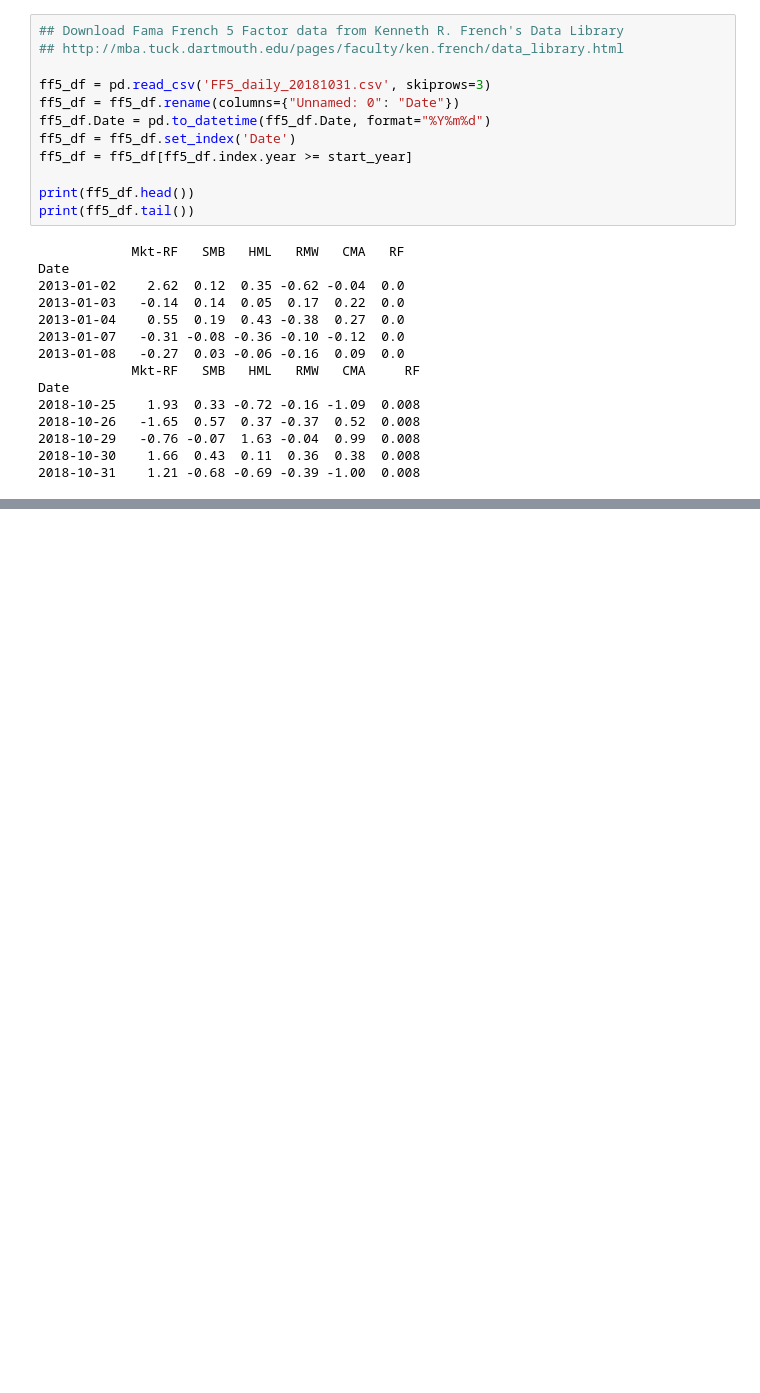
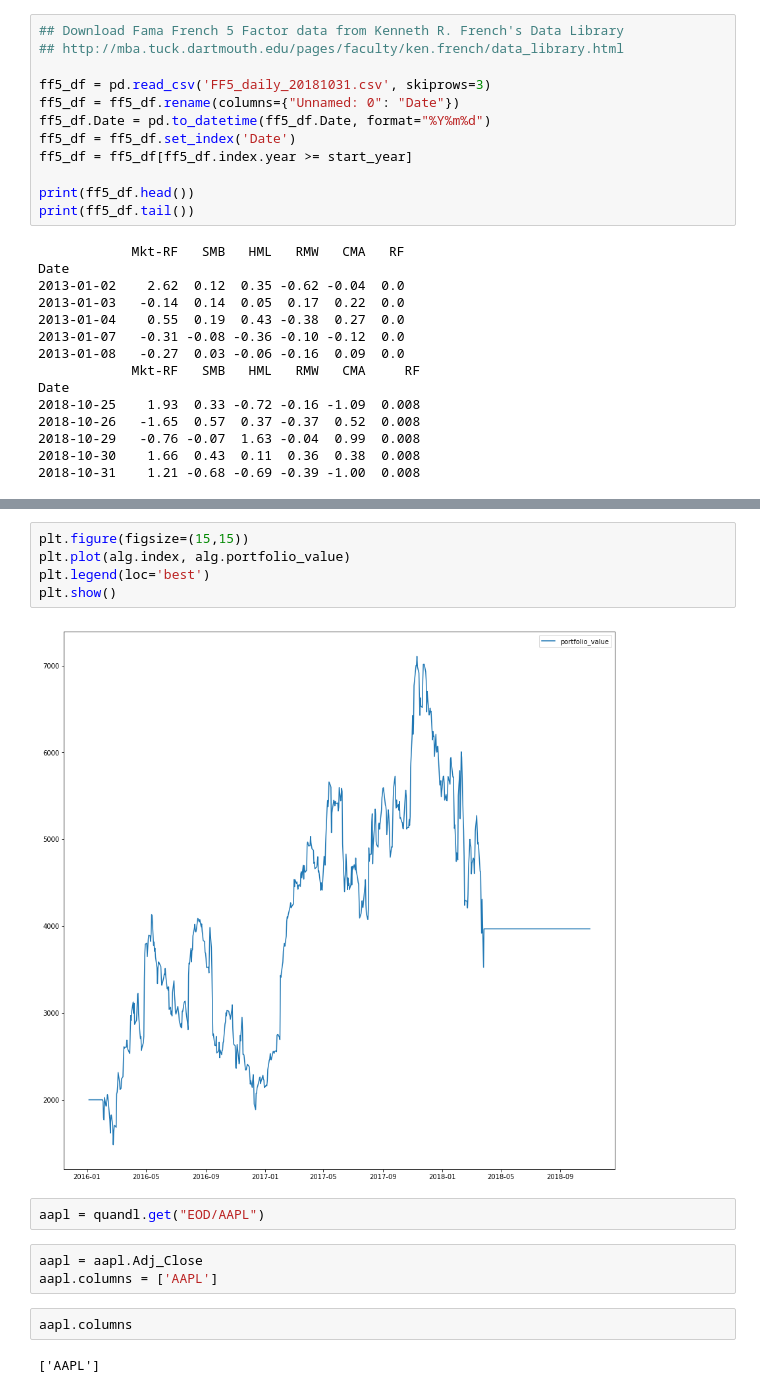
Before and after one commit to jaepil-choi/2018-2_FI_FINALPROJECT, a Jupyter notebook: FinalProject.ipynb, the cells around one changed output, grey strips where cells are left out. Cells and saved outputs as stored; diff of their text form; blank space fills up the shorter version.

```diff
--- a/FinalProject.ipynb
+++ b/FinalProject.ipynb
@@ -86,0 +264,16 @@ Date
+# %%
+plt.figure(figsize=(15,15))
+plt.plot(alg.index, alg.portfolio_value)
+plt.legend(loc='best')
+plt.show()
+# %% [output]
+[figure, added]
+# %%
+aapl = quandl.get("EOD/AAPL")
+# %%
+aapl = aapl.Adj_Close
+aapl.columns = ['AAPL']
+# %%
+aapl.columns
+# %% [output]
+['AAPL']
```
Also changed, not shown: parts of 15 cells of this notebook.
